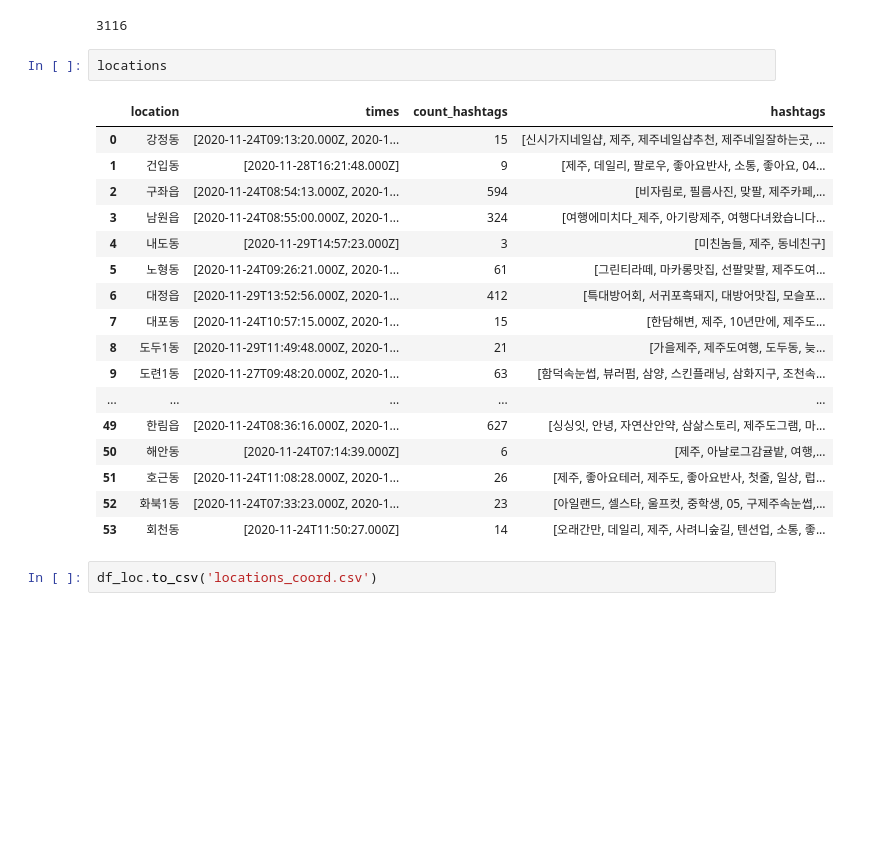
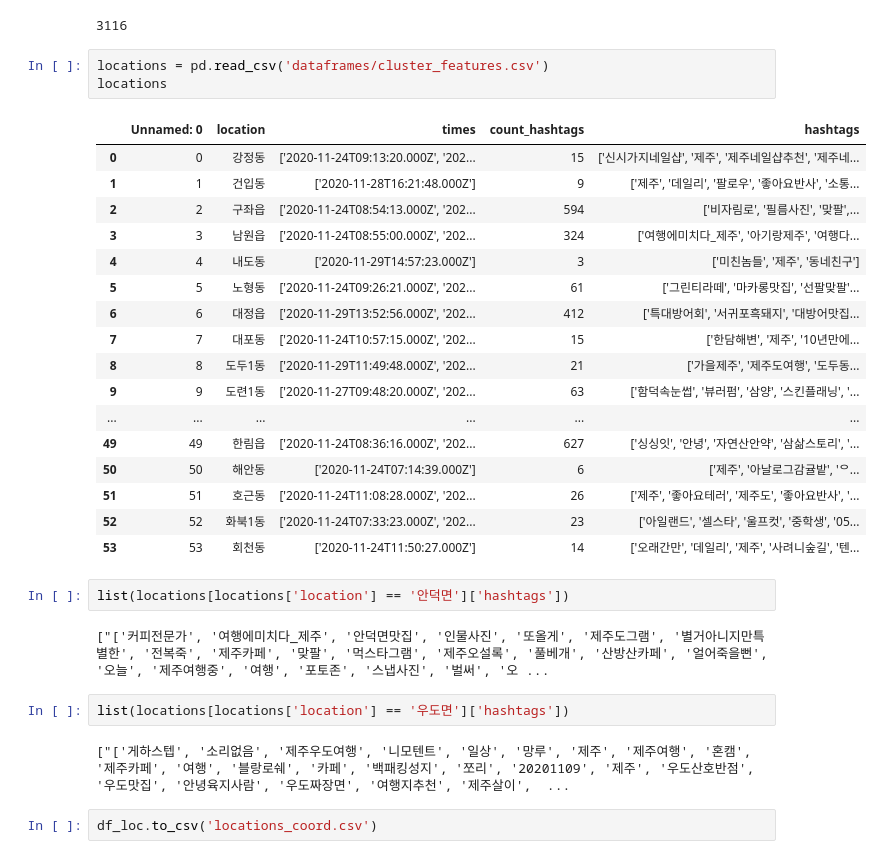
Before and after one commit to EunhoCho/RRRRRR, a Jupyter notebook: Preprocessing.ipynb, the cells around one changed output. Drawn from its saved outputs; the diff is of its cells as text; blank space fills up the shorter version.

```diff
--- a/Preprocessing.ipynb
+++ b/Preprocessing.ipynb
@@ -320,26 +329,35 @@ hashtag_df = count_hashtags(hashtags)
 len(hashtag_df)
 # %% [output]
 3116
-# %%
-locations
-# %% [output]
-|  | location | times | count_hashtags | hashtags |
-| 0 | 강정동 | [2020-11-24T09:13:20.000Z, 2020-1... | 15 | [신시가지네일샵, 제주, 제주네일샵추천, 제주네일잘하는곳, ... |
-| 1 | 건입동 | [2020-11-28T16:21:48.000Z] | 9 | [제주, 데일리, 팔로우, 좋아요반사, 소통, 좋아요, 04... |
-| 2 | 구좌읍 | [2020-11-24T08:54:13.000Z, 2020-1... | 594 | [비자림로, 필름사진, 맞팔, 제주카페,... |
-| 3 | 남원읍 | [2020-11-24T08:55:00.000Z, 2020-1... | 324 | [여행에미치다_제주, 아기랑제주, 여행다녀왔습니다... |
-| 4 | 내도동 | [2020-11-29T14:57:23.000Z] | 3 | [미친놈들, 제주, 동네친구] |
-| 5 | 노형동 | [2020-11-24T09:26:21.000Z, 2020-1... | 61 | [그린티라떼, 마카롱맛집, 선팔맞팔, 제주도여... |
-| 6 | 대정읍 | [2020-11-29T13:52:56.000Z, 2020-1... | 412 | [특대방어회, 서귀포흑돼지, 대방어맛집, 모슬포... |
-| 7 | 대포동 | [2020-11-24T10:57:15.000Z, 2020-1... | 15 | [한담해변, 제주, 10년만에, 제주도... |
-| 8 | 도두1동 | [2020-11-29T11:49:48.000Z, 2020-1... | 21 | [가을제주, 제주도여행, 도두동, 늦... |
-| 9 | 도련1동 | [2020-11-27T09:48:20.000Z, 2020-1... | 63 | [함덕속눈썹, 뷰러펌, 삼양, 스킨플래닝, 삼화지구, 조천속... |
-| ... | ... | ... | ... | ... |
-| 49 | 한림읍 | [2020-11-24T08:36:16.000Z, 2020-1... | 627 | [싱싱잇, 안녕, 자연산안약, 삼삶스토리, 제주도그램, 마... |
-| 50 | 해안동 | [2020-11-24T07:14:39.000Z] | 6 | [제주, 아날로그감귤밭, 여행,... |
-| 51 | 호근동 | [2020-11-24T11:08:28.000Z, 2020-1... | 26 | [제주, 좋아요테러, 제주도, 좋아요반사, 첫줄, 일상, 럽... |
-| 52 | 화북1동 | [2020-11-24T07:33:23.000Z, 2020-1... | 23 | [아일랜드, 셀스타, 울프컷, 중학생, 05, 구제주속눈썹,... |
-| 53 | 회천동 | [2020-11-24T11:50:27.000Z] | 14 | [오래간만, 데일리, 제주, 사려니숲길, 텐션업, 소통, 좋... |
+# %%
+locations = pd.read_csv('dataframes/cluster_features.csv')
+locations
+# %% [output]
+|  | Unnamed: 0 | location | times | count_hashtags | hashtags |
+| 0 | 0 | 강정동 | ['2020-11-24T09:13:20.000Z', '202... | 15 | ['신시가지네일샵', '제주', '제주네일샵추천', '제주네... |
+| 1 | 1 | 건입동 | ['2020-11-28T16:21:48.000Z'] | 9 | ['제주', '데일리', '팔로우', '좋아요반사', '소통... |
+| 2 | 2 | 구좌읍 | ['2020-11-24T08:54:13.000Z', '202... | 594 | ['비자림로', '필름사진', '맞팔',... |
+| 3 | 3 | 남원읍 | ['2020-11-24T08:55:00.000Z', '202... | 324 | ['여행에미치다_제주', '아기랑제주', '여행다... |
+| 4 | 4 | 내도동 | ['2020-11-29T14:57:23.000Z'] | 3 | ['미친놈들', '제주', '동네친구'] |
+| 5 | 5 | 노형동 | ['2020-11-24T09:26:21.000Z', '202... | 61 | ['그린티라떼', '마카롱맛집', '선팔맞팔'... |
+| 6 | 6 | 대정읍 | ['2020-11-29T13:52:56.000Z', '202... | 412 | ['특대방어회', '서귀포흑돼지', '대방어맛집... |
+| 7 | 7 | 대포동 | ['2020-11-24T10:57:15.000Z', '202... | 15 | ['한담해변', '제주', '10년만에... |
+| 8 | 8 | 도두1동 | ['2020-11-29T11:49:48.000Z', '202... | 21 | ['가을제주', '제주도여행', '도두동... |
+| 9 | 9 | 도련1동 | ['2020-11-27T09:48:20.000Z', '202... | 63 | ['함덕속눈썹', '뷰러펌', '삼양', '스킨플래닝', '... |
+| ... | ... | ... | ... | ... | ... |
+| 49 | 49 | 한림읍 | ['2020-11-24T08:36:16.000Z', '202... | 627 | ['싱싱잇', '안녕', '자연산안약', '삼삶스토리', '... |
+| 50 | 50 | 해안동 | ['2020-11-24T07:14:39.000Z'] | 6 | ['제주', '아날로그감귤밭', 'ᄋ... |
+| 51 | 51 | 호근동 | ['2020-11-24T11:08:28.000Z', '202... | 26 | ['제주', '좋아요테러', '제주도', '좋아요반사', '... |
+| 52 | 52 | 화북1동 | ['2020-11-24T07:33:23.000Z', '202... | 23 | ['아일랜드', '셀스타', '울프컷', '중학생', '05... |
+| 53 | 53 | 회천동 | ['2020-11-24T11:50:27.000Z'] | 14 | ['오래간만', '데일리', '제주', '사려니숲길', '텐... |
+# %%
+list(locations[locations['location'] == '안덕면']['hashtags'])
+# %% [output]
+["['커피전문가', '여행에미치다_제주', '안덕면맛집', '인물사진', '또올게', '제주도그램', '별거아니지만특별한', '전복죽', '제주카페', '맞팔', '먹스타그램', '제주오설록', '풀베개', '산방산카페', '얼어죽을뻔', '오늘', '제주여행중', '여행', '포토존', '스냅사진', '벌써', '오 ...
+# %%
+list(locations[locations['location'] == '우도면']['hashtags'])
+# %% [output]
+["['게하스텝', '소리없음', '제주우도여행', '니모텐트', '일상', '망루', '제주', '제주여행', '혼캠', '제주카페', '여행', '블랑로쉐', '카페', '백패킹성지', '쪼리', '20201109', '제주', '우도산호반점', '우도맛집', '안녕육지사람', '우도짜장면', '여행지추천', '제주살이',  ...
 # %%
 df_loc.to_csv('locations_coord.csv')
 # %%
```
Also changed, not shown: parts of 2 cells of this notebook, 4 other files.
